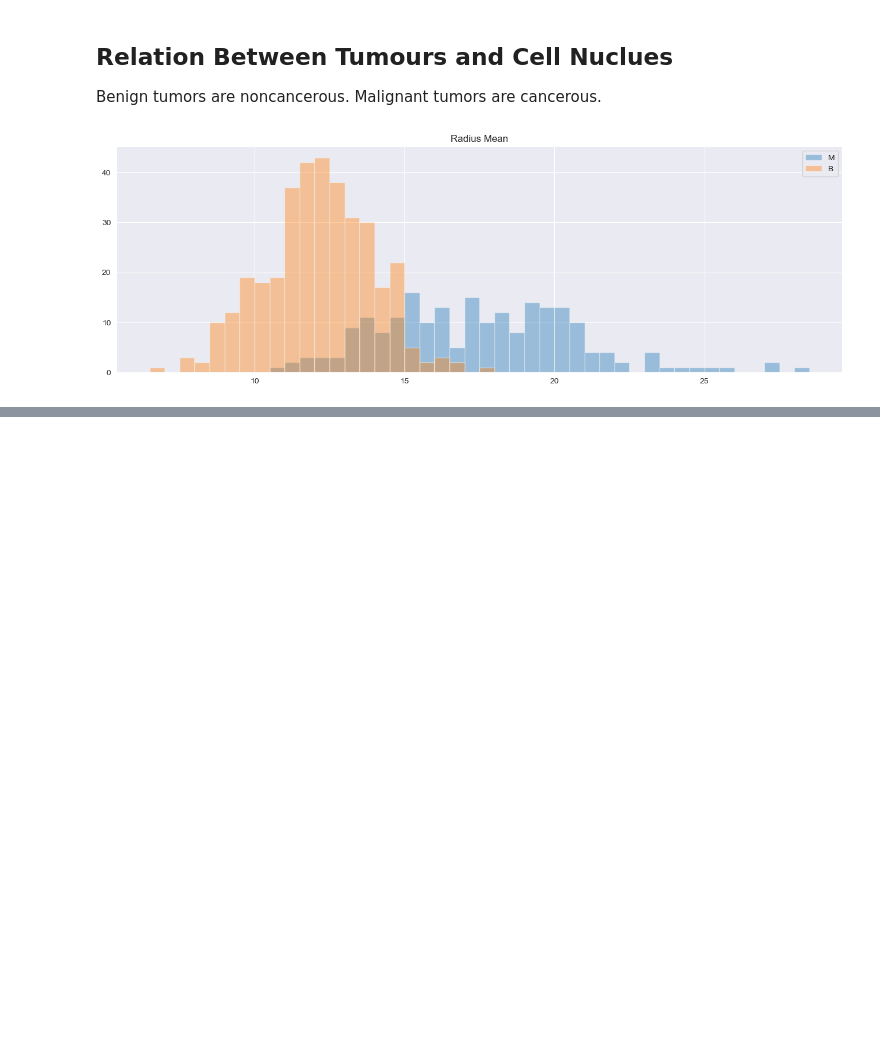
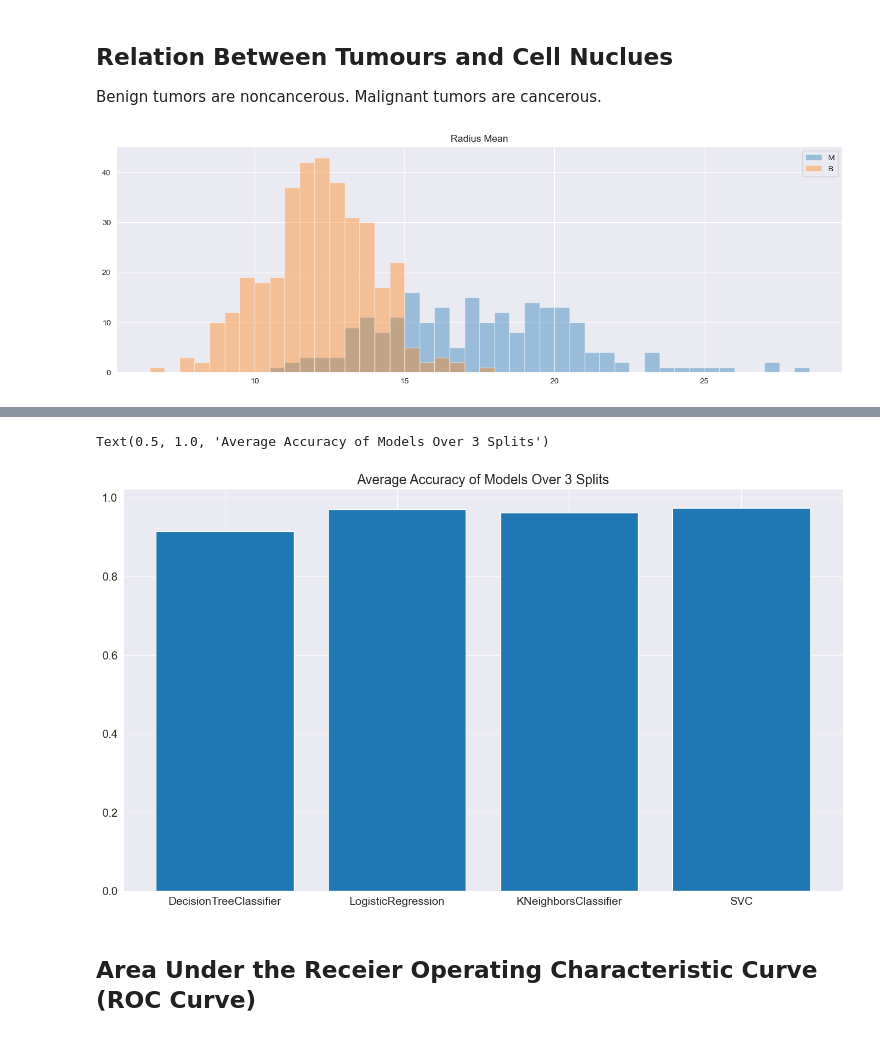
Before and after one commit to Yuylam/random-projects, a Jupyter notebook: Breast Cancer Wisconsin (Diagnostic) Data Set.ipynb, the cells around one changed output, grey strips where cells are left out. Drawn from its saved outputs; the diff is of its cells as text; code cells hidden in the pictures; blank space fills up the shorter version.

```diff
--- a/Breast Cancer Wisconsin (Diagnostic) Data Set.ipynb
+++ b/Breast Cancer Wisconsin (Diagnostic) Data Set.ipynb
@@ -419,0 +441,2 @@ plt.legend(['M', 'B']);
+# %%
+X_train, X_test, y_train, y_test = train_test_split(X, y, test_size=0.2, random_state = 42)
@@ -419,0 +495,5 @@ plt.legend(['M', 'B']);
+# %%
+from sklearn.svm import SVC
+svc = SVC()
+svc.fit(X_train, y_train)
+y_SVC = svc.predict(X_test)
@@ -419,0 +507,33 @@ plt.legend(['M', 'B']);
+# %%
+num_splits = 3
+results = {'Model': [], 'Split 1': [], 'Split 2': [], 'Split 3': [], 'Average': []}
+
+models = [
+    DecisionTreeClassifier(),
+    LogisticRegression(),
+    KNeighborsClassifier(),
+    SVC()
+]
+
+for model in models:
+    accScores = []
+    for split in range(num_splits):
+        X_train, X_test, y_train, y_test = train_test_split(X, y, test_size=0.2, random_state=split)
+
+        sc = StandardScaler()
+        X_train = sc.fit_transform(X_train)
+        X_test = sc.transform(X_test)
+
+        model.fit(X_train, y_train)
+        y_pred = model.predict(X_test)
+        s_pred = accuracy_score(y_test, y_pred)
+        accScores.append(s_pred)
+
+    results['Model'].append(type(model).__name__)
+    results['Split 1'].append(accScores[0])
+    results['Split 2'].append(accScores[1])
+    results['Split 3'].append(accScores[2])
+    results['Average'].append((accScores[0] + accScores[1] + accScores[2])/ 3)
+# %%
+results_df = pd.DataFrame(results)
+results_df.sort_values('Average', ascending=False)
@@ -419,0 +546,10 @@ plt.legend(['M', 'B']);
+# %%
+matplotlib.rcParams['font.size'] = 14
+matplotlib.rcParams['figure.figsize'] = (16, 9)
+plt.bar(results_df.Model, results_df.Average)
+plt.title('Average Accuracy of Models Over 3 Splits')
+# %% [output]
+Text(0.5, 1.0, 'Average Accuracy of Models Over 3 Splits')
+[figure, added]
+# %% [markdown]
+## Area Under the Receier Operating Characteristic Curve (ROC Curve)
```
Also changed, not shown: parts of 44 cells of this notebook.
